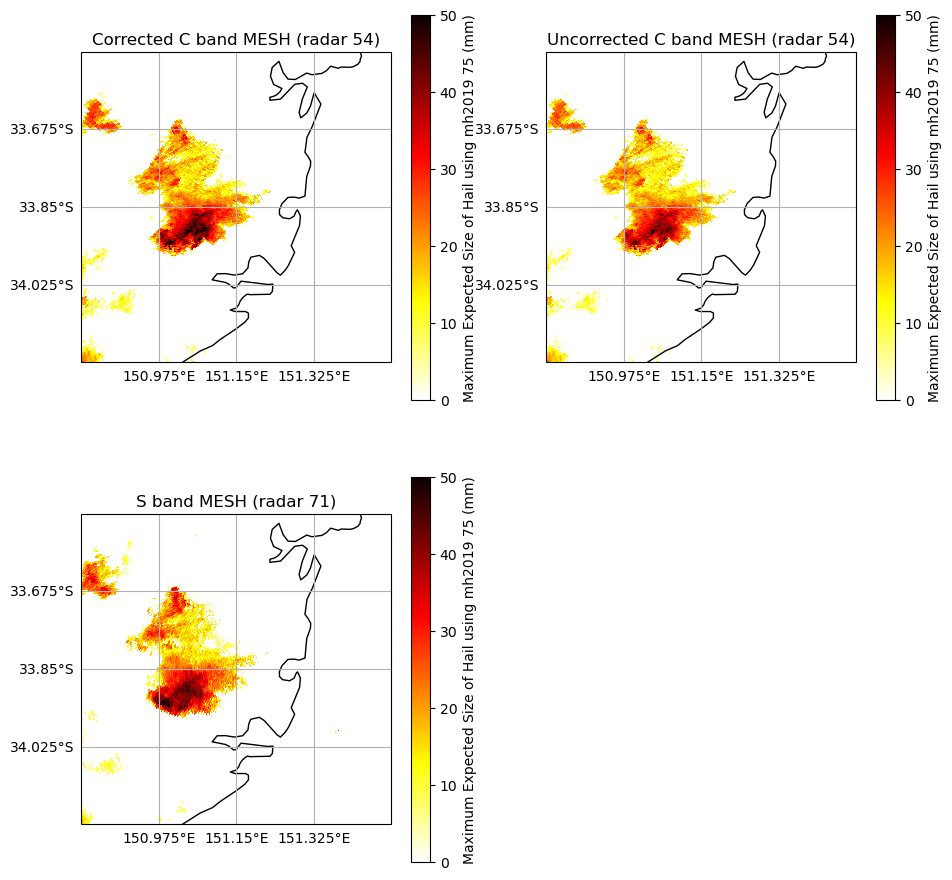
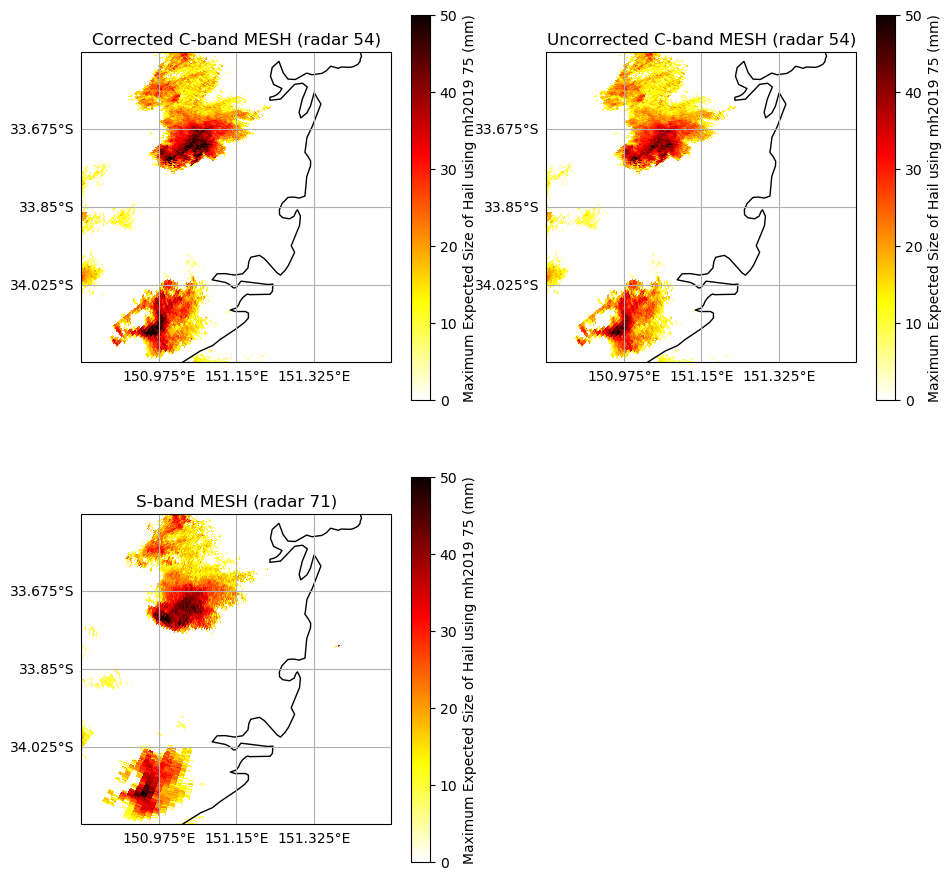
Code edit (unified diff) that turned the first committed figure into the second:
--- before
+++ after
@@ -1,29 +1,47 @@
-#read example data
-cband_radar = pyart.aux_io.read_odim_h5(cband_radar_ffn)
+# Load both radars; a second C-band copy is kept for the corrected run
+cband_radar          = pyart.aux_io.read_odim_h5(cband_radar_ffn)
 cband_radar_c_correct = pyart.aux_io.read_odim_h5(cband_radar_ffn)
-sband_radar = pyart.aux_io.read_odim_h5(sband_radar_ffn)
+sband_radar          = pyart.aux_io.read_odim_h5(sband_radar_ffn)
 
-#calibrate reflectivity
-cband_cal_refl = cband_radar.fields['reflectivity_horizontal']['data'] - cband_refl_offset
-cband_radar.add_field_like('reflectivity_horizontal', 'corrected_reflectivity', cband_cal_refl)
-cband_cal_refl = cband_radar_c_correct.fields['reflectivity_horizontal']['data'] - cband_refl_offset
-cband_radar_c_correct.add_field_like('reflectivity_horizontal', 'corrected_reflectivity', cband_cal_refl)
-sband_cal_refl = sband_radar.fields['reflectivity_horizontal']['data'] - sband_refl_offset
-sband_radar.add_field_like('reflectivity_horizontal', 'corrected_reflectivity', sband_cal_refl)
+# Apply calibration offsets so all three radars are on a consistent
+# absolute reflectivity scale before computing MESH
+cband_cal = cband_radar.fields['reflectivity_horizontal']['data'] - cband_refl_offset
+cband_radar.add_field_like('reflectivity_horizontal', 'corrected_reflectivity', cband_cal)
+cband_cal_cc = cband_radar_c_correct.fields['reflectivity_horizontal']['data'] - cband_refl_offset
+cband_radar_c_correct.add_field_like('reflectivity_horizontal', 'corrected_reflectivity', cband_cal_cc)
+sband_cal = sband_radar.fields['reflectivity_horizontal']['data'] - sband_refl_offset
+sband_radar.add_field_like('reflectivity_horizontal', 'corrected_reflectivity', sband_cal)
 
-#run mesh retrievals
-cband_radar = mesh_ppi.pyart(cband_radar, 'corrected_reflectivity', temp_levels=[freezing_level, minus20_level], min_range=10, max_range=150,
-                 mesh_method='mh2019_75', radar_band='C', correct_cband_refl=False)
-cband_radar_c_correct = mesh_ppi.pyart(cband_radar_c_correct, 'corrected_reflectivity', temp_levels=[freezing_level, minus20_level], min_range=10, max_range=150,
-                 mesh_method='mh2019_75', radar_band='C', correct_cband_refl=True)
-sband_radar = mesh_ppi.pyart(sband_radar, 'corrected_reflectivity', temp_levels=[freezing_level, minus20_level], min_range=10, max_range=150,
-                 mesh_method='mh2019_75', radar_band='S', correct_cband_refl=True)
+# Compute MESH for all three scenarios.
+# correct_cband_refl=True applies the Brook et al. (2023) Mie/attenuation
+# correction to the reflectivity before computing the kinetic energy term.
+cband_radar = mesh_ppi.pyart(
+    cband_radar, 'corrected_reflectivity',
+    temp_levels=[freezing_level, minus20_level],
+    min_range=10, max_range=150,
+    mesh_method='mh2019_75', radar_band='C', correct_cband_refl=False,
+)
+cband_radar_c_correct = mesh_ppi.pyart(
+    cband_radar_c_correct, 'corrected_reflectivity',
+    temp_levels=[freezing_level, minus20_level],
+    min_range=10, max_range=150,
+    mesh_method='mh2019_75', radar_band='C', correct_cband_refl=True,
+)
+sband_radar = mesh_ppi.pyart(
+    sband_radar, 'corrected_reflectivity',
+    temp_levels=[freezing_level, minus20_level],
+    min_range=10, max_range=150,
+    mesh_method='mh2019_75', radar_band='S', correct_cband_refl=False,
+)
 
-#plot
-fig = plt.figure(figsize=[11,11])
-cband_c_correct_display = pyart.graph.RadarMapDisplay(cband_radar_c_correct)
-_create_ppi_plot(cband_c_correct_display, 1, 'mesh', 0, 0, 50, cmap='hot_r', title='Corrected C band MESH (radar 54)')
-cband_c_display = pyart.graph.RadarMapDisplay(cband_radar)
-_create_ppi_plot(cband_c_display, 2, 'mesh', 0, 0, 50, cmap='hot_r', title='Uncorrected C band MESH (radar 54)')
-sband_display = pyart.graph.RadarMapDisplay(sband_radar)
-_create_ppi_plot(sband_display, 3, 'mesh', 0, 0, 50, cmap='hot_r', title='S band MESH (radar 71)')
+# Plot all three MESH fields side-by-side
+fig = plt.figure(figsize=[11, 11])
+_create_ppi_plot(pyart.graph.RadarMapDisplay(cband_radar_c_correct),
+                 1, 'mesh', 0, 0, 50, cmap='hot_r',
+                 title='Corrected C-band MESH (radar 54)')
+_create_ppi_plot(pyart.graph.RadarMapDisplay(cband_radar),
+                 2, 'mesh', 0, 0, 50, cmap='hot_r',
+                 title='Uncorrected C-band MESH (radar 54)')
+_create_ppi_plot(pyart.graph.RadarMapDisplay(sband_radar),
+                 3, 'mesh', 0, 0, 50, cmap='hot_r',
+                 title='S-band MESH (radar 71)')

Commit: notebook clean up